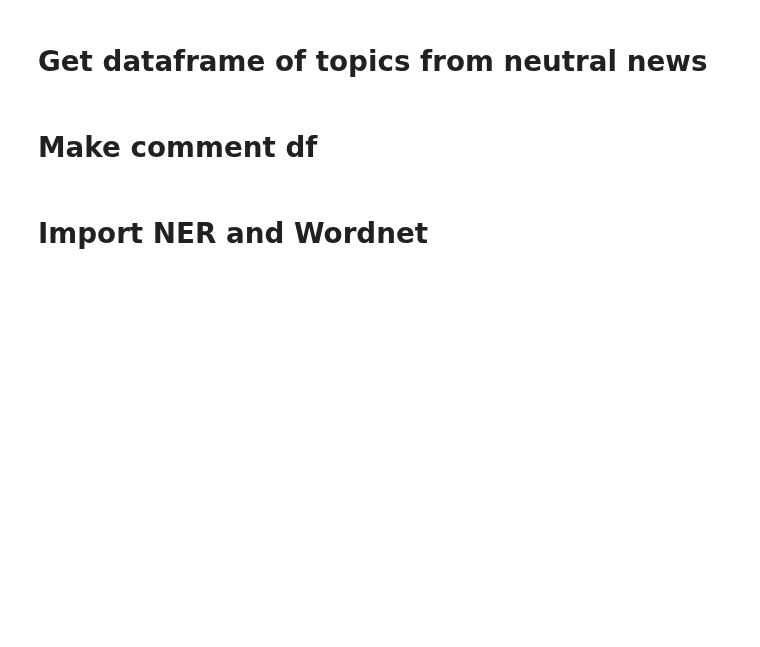
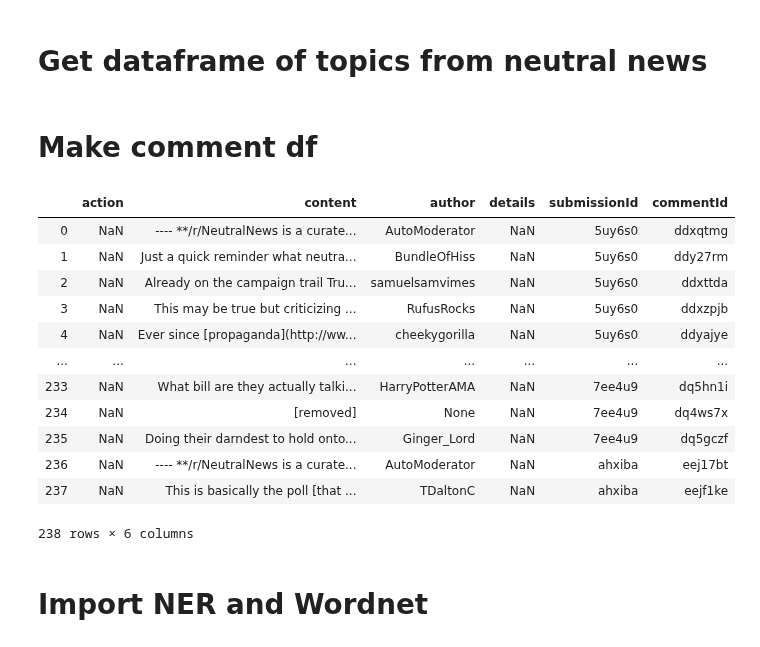
Before and after one commit to mcatalano26/cmps-cap, a Jupyter notebook: NER in Dataframe.ipynb, the cells around one changed output. Cells and saved outputs as stored; diff of their text form; code cells hidden in the pictures; blank space fills up the shorter version.

```diff
--- a/NER in Dataframe.ipynb
+++ b/NER in Dataframe.ipynb
@@ -49,6 +51,22 @@ for submission in subreddit.top(limit=20):
         comments_dict["commentId"].append(comment.id)
 
 comment_data = pd.DataFrame(comments_dict)
+# %%
+comment_data
+# %% [output]
+|  | action | content | author | details | submissionId | commentId |
+| 0 | NaN | ---- **/r/NeutralNews is a curate... | AutoModerator | NaN | 5uy6s0 | ddxqtmg |
+| 1 | NaN | Just a quick reminder what neutra... | BundleOfHiss | NaN | 5uy6s0 | ddy27rm |
+| 2 | NaN | Already on the campaign trail Tru... | samuelsamvimes | NaN | 5uy6s0 | ddxttda |
+| 3 | NaN | This may be true but criticizing ... | RufusRocks | NaN | 5uy6s0 | ddxzpjb |
+| 4 | NaN | Ever since [propaganda](http://ww... | cheekygorilla | NaN | 5uy6s0 | ddyajye |
+| ... | ... | ... | ... | ... | ... | ... |
+| 233 | NaN | What bill are they actually talki... | HarryPotterAMA | NaN | 7ee4u9 | dq5hn1i |
+| 234 | NaN | [removed] | None | NaN | 7ee4u9 | dq4ws7x |
+| 235 | NaN | Doing their darndest to hold onto... | Ginger_Lord | NaN | 7ee4u9 | dq5gczf |
+| 236 | NaN | ---- **/r/NeutralNews is a curate... | AutoModerator | NaN | ahxiba | eej17bt |
+| 237 | NaN | This is basically the poll [that ... | TDaltonC | NaN | ahxiba | eejf1ke |
+238 rows × 6 columns
 # %% [markdown]
 # Import NER and Wordnet
 # %%
```
Also changed, not shown: parts of 3 cells of this notebook, 2 other files.
